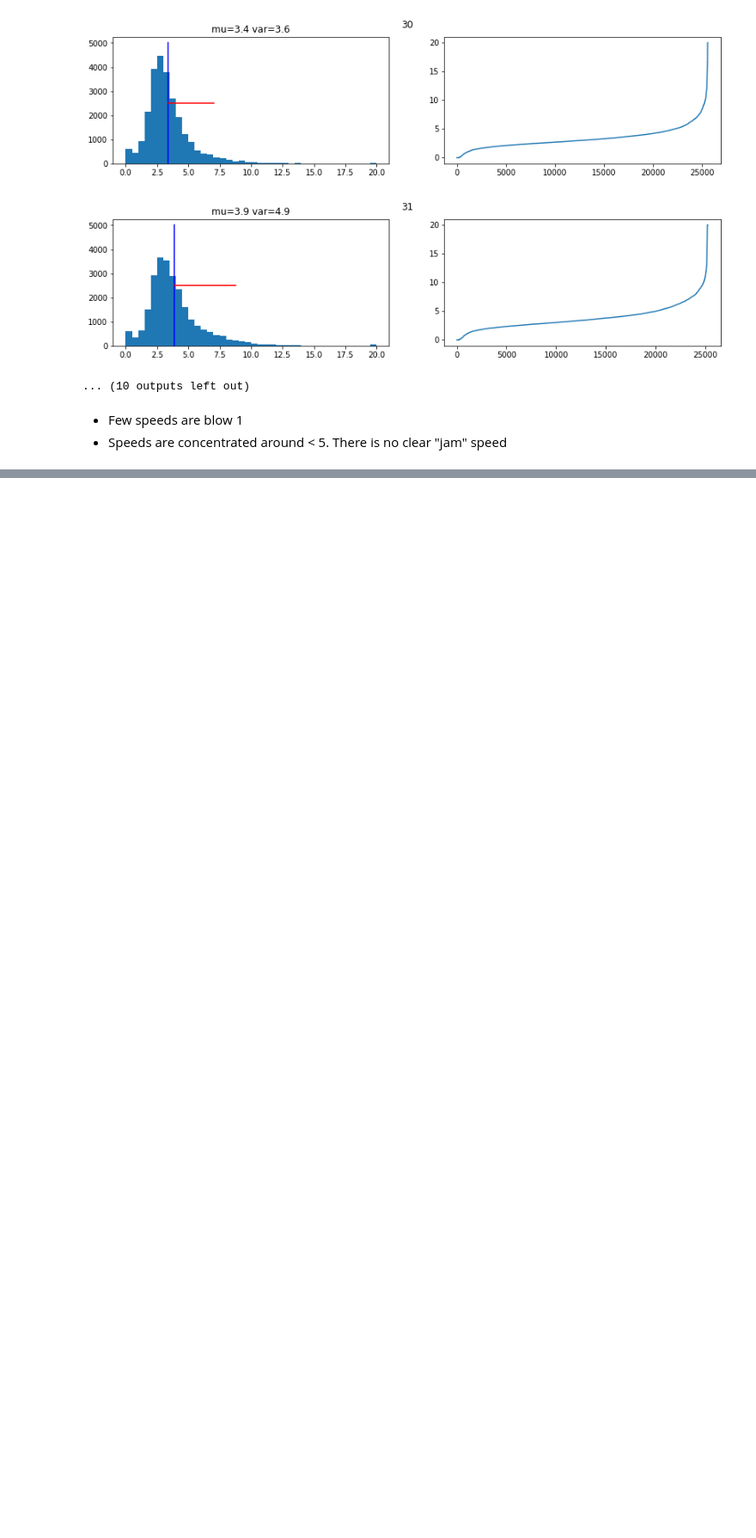
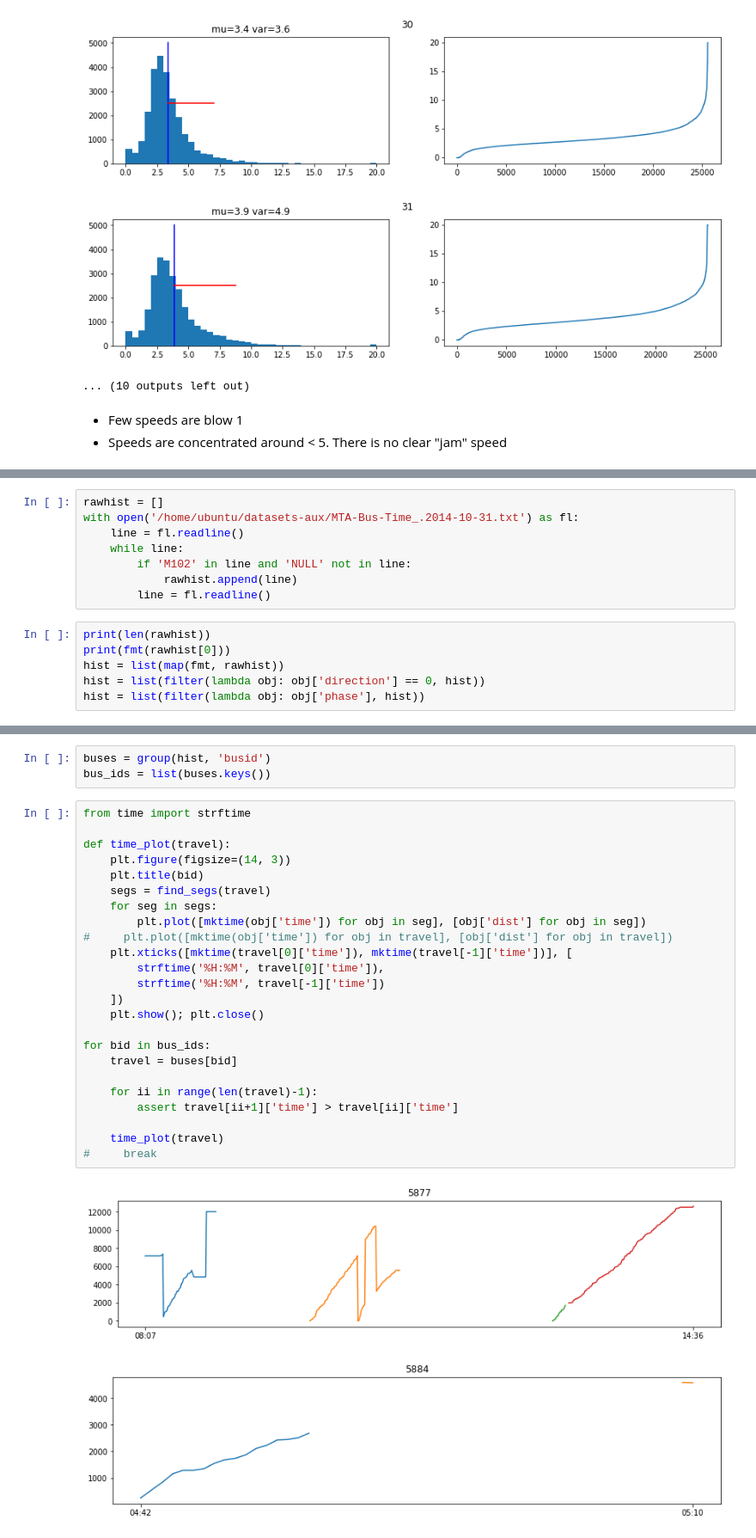
Before and after one commit to ulzee/traffic, a Jupyter notebook: SpeedDistrib.ipynb, the cells around one changed output, grey strips where cells are left out. Shown at 86% size. Drawn from its saved outputs; the diff is of its cells as text; blank space fills up the shorter version.

```diff
--- a/SpeedDistrib.ipynb
+++ b/SpeedDistrib.ipynb
@@ -87,0 +162,14 @@ plt.show(); plt.close()
+# %%
+rawhist = []
+with open('/home/ubuntu/datasets-aux/MTA-Bus-Time_.2014-10-31.txt') as fl:
+    line = fl.readline()
+    while line:
+        if 'M102' in line and 'NULL' not in line:
+            rawhist.append(line)
+        line = fl.readline()
+# %%
+print(len(rawhist))
+print(fmt(rawhist[0]))
+hist = list(map(fmt, rawhist))
+hist = list(filter(lambda obj: obj['direction'] == 0, hist))
+hist = list(filter(lambda obj: obj['phase'], hist))
@@ -87,0 +187,30 @@ plt.show(); plt.close()
+# %%
+buses = group(hist, 'busid')
+bus_ids = list(buses.keys())
+# %%
+from time import strftime
+
+def time_plot(travel):
+    plt.figure(figsize=(14, 3))
+    plt.title(bid)
+    segs = find_segs(travel)
+    for seg in segs:
+        plt.plot([mktime(obj['time']) for obj in seg], [obj['dist'] for obj in seg])
+#     plt.plot([mktime(obj['time']) for obj in travel], [obj['dist'] for obj in travel])
+    plt.xticks([mktime(travel[0]['time']), mktime(travel[-1]['time'])], [
+        strftime('%H:%M', travel[0]['time']),
+        strftime('%H:%M', travel[-1]['time'])
+    ])
+    plt.show(); plt.close()
+
+for bid in bus_ids:
+    travel = buses[bid]
+
+    for ii in range(len(travel)-1):
+        assert travel[ii+1]['time'] > travel[ii]['time']
+
+    time_plot(travel)
+#     break
+# %% [output]
+[figure, added]
+[figure, added]
```
Also changed, not shown: parts of 21 cells of this notebook, 31 other files.
